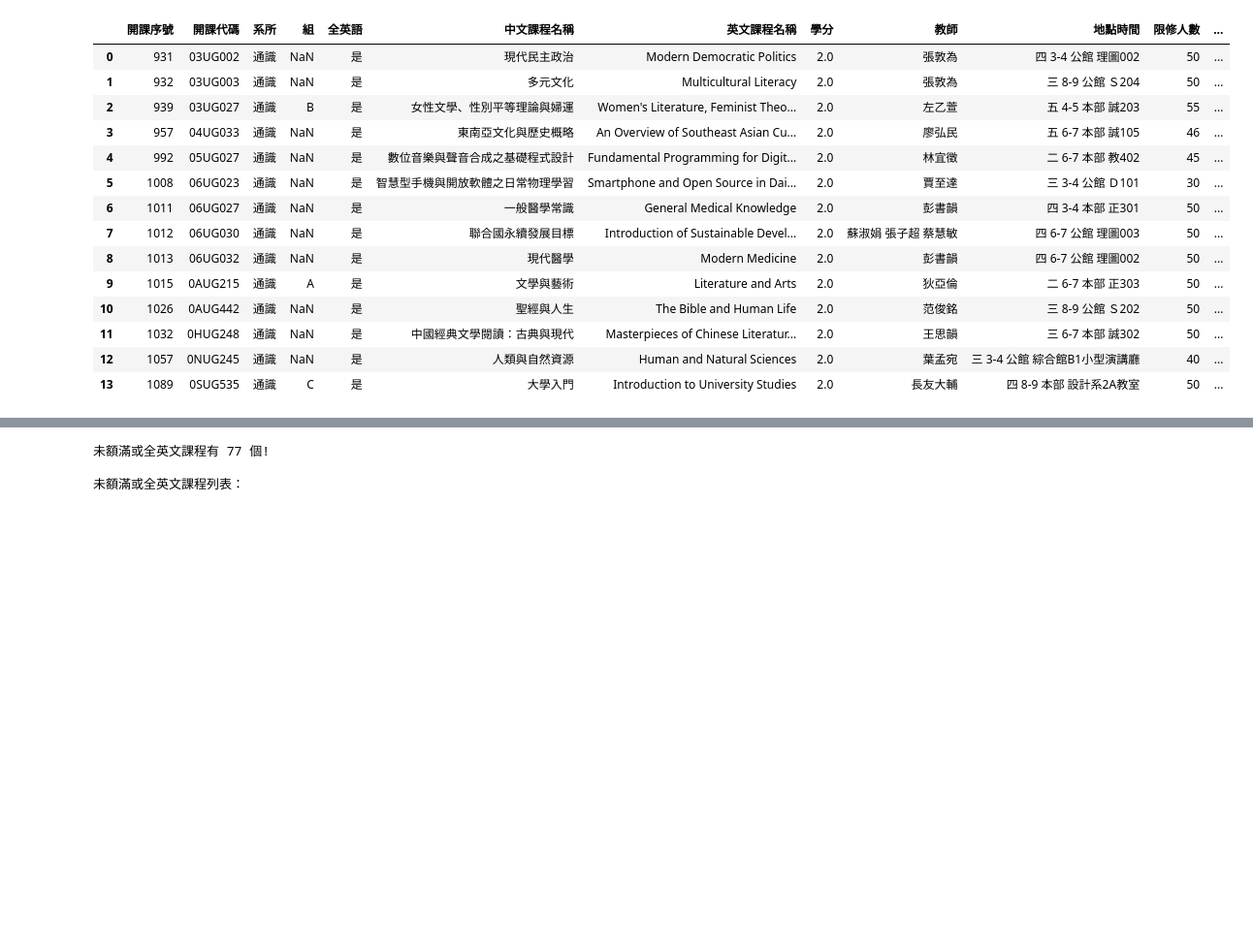
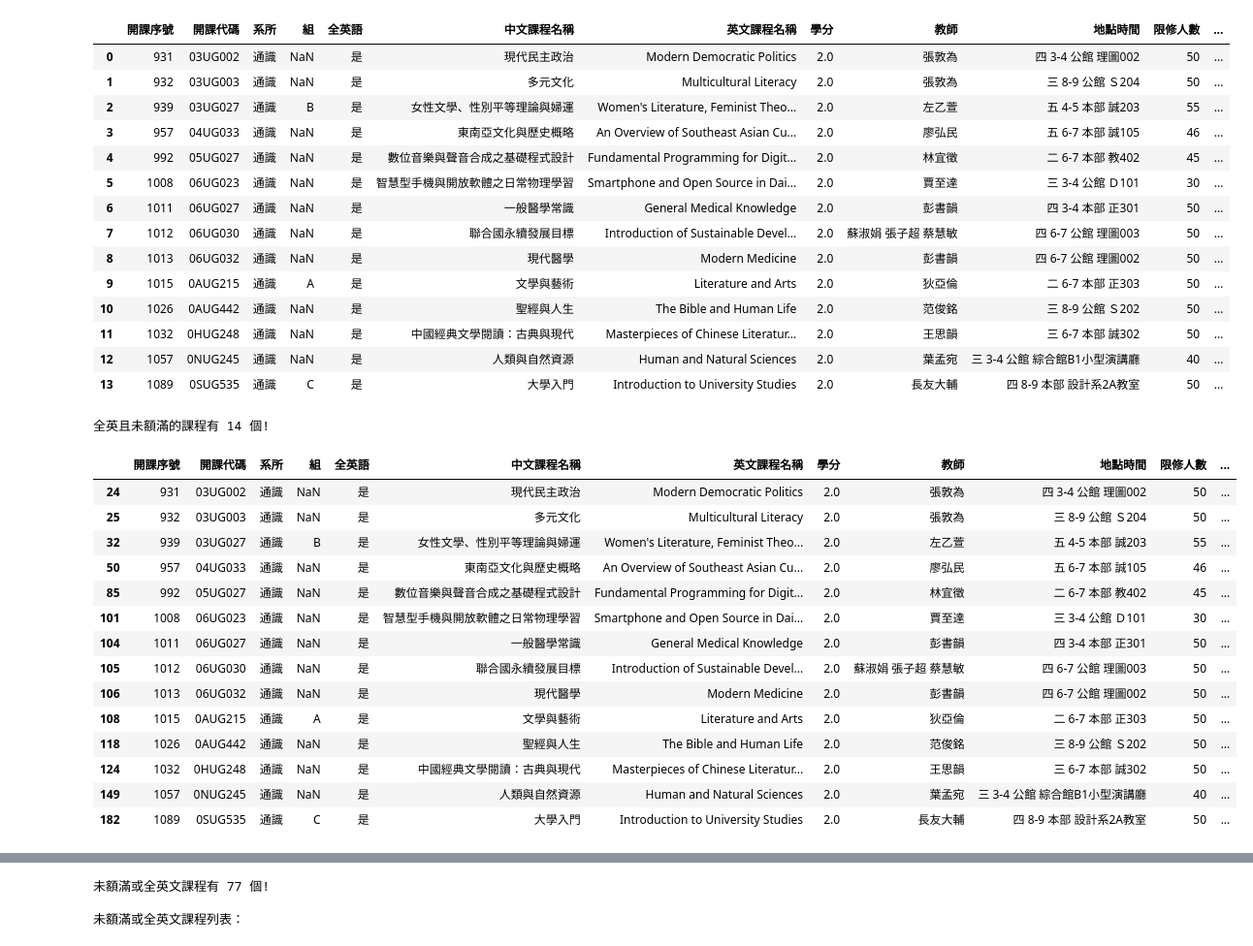
Before and after one commit to RogerLiao0001/PL, a Jupyter notebook: Week3/W3作業1.ipynb, the cells around one changed output, grey strips where cells are left out. Shown at 97% size. Cells and saved outputs as stored; diff of their text form; code cells hidden in the pictures; blank space fills up the shorter version.

```diff
--- a/Week3/W3作業1.ipynb
+++ b/Week3/W3作業1.ipynb
@@ -107,5 +107,29 @@ inter
 | 11 | 1032 | 0HUG248 | 通識 | NaN | 是 | 中國經典文學閱讀：古典與現代 | Masterpieces of Chinese Literatur... | 2.0 | 王思韻 | 三 6-7 本部 誠302 | 50 | ... |
 | 12 | 1057 | 0NUG245 | 通識 | NaN | 是 | 人類與自然資源 | Human and Natural Sciences | 2.0 | 葉孟宛 | 三 3-4 公館 綜合館B1小型演講廳 | 40 | ... |
 | 13 | 1089 | 0SUG535 | 通識 | C | 是 | 大學入門 | Introduction to University Studies | 2.0 | 長友大輔 | 四 8-9 本部 設計系2A教室 | 50 | ... |
+# %%
+#第二種方式取交集(全英且未額滿課程)：
+a=(file['全英語'] == '是')
+b=(file['限修人數'] > file['選修人數'])
+inter2 = file[a&b]
+print("全英且未額滿的課程有", len(inter2),"個!\n")
+inter2
+# %% [output]
+全英且未額滿的課程有 14 個!
+|  | 開課序號 | 開課代碼 | 系所 | 組 | 全英語 | 中文課程名稱 | 英文課程名稱 | 學分 | 教師 | 地點時間 | 限修人數 | ... |
+| 24 | 931 | 03UG002 | 通識 | NaN | 是 | 現代民主政治 | Modern Democratic Politics | 2.0 | 張敦為 | 四 3-4 公館 理圖002 | 50 | ... |
+| 25 | 932 | 03UG003 | 通識 | NaN | 是 | 多元文化 | Multicultural Literacy | 2.0 | 張敦為 | 三 8-9 公館 Ｓ204 | 50 | ... |
+| 32 | 939 | 03UG027 | 通識 | B | 是 | 女性文學、性別平等理論與婦運 | Women's Literature, Feminist Theo... | 2.0 | 左乙萱 | 五 4-5 本部 誠203 | 55 | ... |
+| 50 | 957 | 04UG033 | 通識 | NaN | 是 | 東南亞文化與歷史概略 | An Overview of Southeast Asian Cu... | 2.0 | 廖弘民 | 五 6-7 本部 誠105 | 46 | ... |
+| 85 | 992 | 05UG027 | 通識 | NaN | 是 | 數位音樂與聲音合成之基礎程式設計 | Fundamental Programming for Digit... | 2.0 | 林宜徵 | 二 6-7 本部 教402 | 45 | ... |
+| 101 | 1008 | 06UG023 | 通識 | NaN | 是 | 智慧型手機與開放軟體之日常物理學習 | Smartphone and Open Source in Dai... | 2.0 | 賈至達 | 三 3-4 公館 Ｄ101 | 30 | ... |
+| 104 | 1011 | 06UG027 | 通識 | NaN | 是 | 一般醫學常識 | General Medical Knowledge | 2.0 | 彭書韻 | 四 3-4 本部 正301 | 50 | ... |
+| 105 | 1012 | 06UG030 | 通識 | NaN | 是 | 聯合國永續發展目標 | Introduction of Sustainable Devel... | 2.0 | 蘇淑娟 張子超 蔡慧敏 | 四 6-7 公館 理圖003 | 50 | ... |
+| 106 | 1013 | 06UG032 | 通識 | NaN | 是 | 現代醫學 | Modern Medicine | 2.0 | 彭書韻 | 四 6-7 公館 理圖002 | 50 | ... |
+| 108 | 1015 | 0AUG215 | 通識 | A | 是 | 文學與藝術 | Literature and Arts | 2.0 | 狄亞倫 | 二 6-7 本部 正303 | 50 | ... |
+| 118 | 1026 | 0AUG442 | 通識 | NaN | 是 | 聖經與人生 | The Bible and Human Life | 2.0 | 范俊銘 | 三 8-9 公館 Ｓ202 | 50 | ... |
+| 124 | 1032 | 0HUG248 | 通識 | NaN | 是 | 中國經典文學閱讀：古典與現代 | Masterpieces of Chinese Literatur... | 2.0 | 王思韻 | 三 6-7 本部 誠302 | 50 | ... |
+| 149 | 1057 | 0NUG245 | 通識 | NaN | 是 | 人類與自然資源 | Human and Natural Sciences | 2.0 | 葉孟宛 | 三 3-4 公館 綜合館B1小型演講廳 | 40 | ... |
+| 182 | 1089 | 0SUG535 | 通識 | C | 是 | 大學入門 | Introduction to University Studies | 2.0 | 長友大輔 | 四 8-9 本部 設計系2A教室 | 50 | ... |
 # %%
 #取左差集(已額滿的全英課程)：
```
Also changed, not shown: parts of 5 cells of this notebook.
